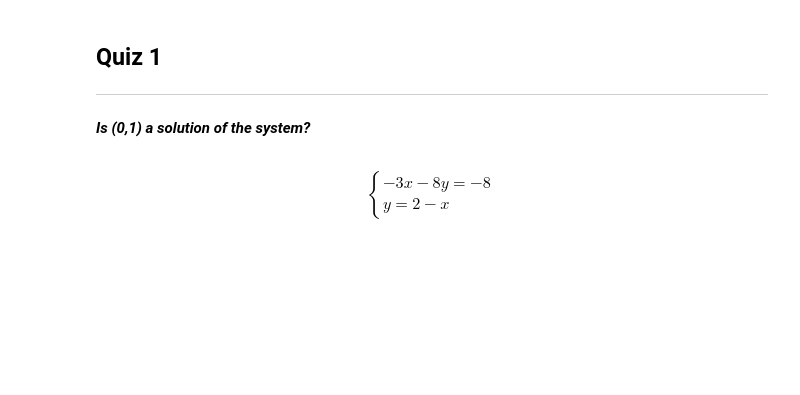
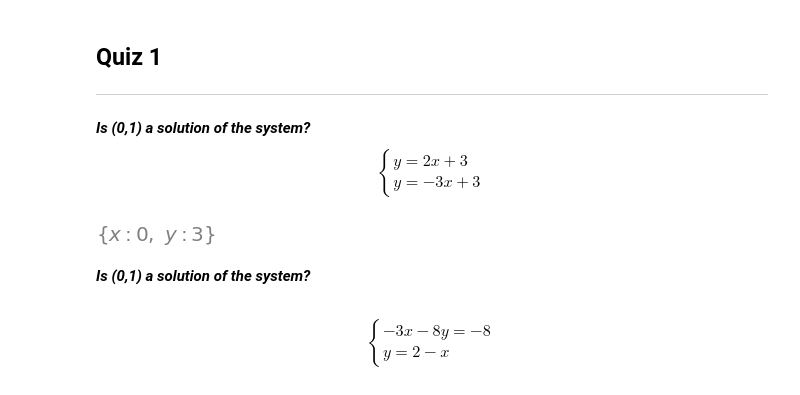
Before and after one commit to HarakaRisasi/python_code, a Jupyter notebook: math/linear_algebra/002_system_of_equations.ipynb, the cells around one changed output. Drawn from its saved outputs; the diff is of its cells as text; code cells hidden in the pictures; blank space fills up the shorter version.

```diff
--- a/math/linear_algebra/002_system_of_equations.ipynb
+++ b/math/linear_algebra/002_system_of_equations.ipynb
@@ -6,9 +6,27 @@ sp.init_printing(use_unicode=True)
 abc = ("a, b, c, d, e, f, g, h, i, j, k, l, m, n, o, p, q, r, s, t, u, v, w, x, y, z")
 
 a, b, c, d, e, f, g, h, i, j, k, l, m, n, o, p, q, r, s, t, u, v, w, x, y, z = sp.symbols(abc)
+# %% [markdown]
+## **Quiz 1**
+---
+# %% [markdown]
+***Is (0,1) a solution of the system?***
+$$
+\begin{equation}
+    \begin{cases}
+        y = 2x + 3 \\
+        y = -3x + 3
+    \end{cases}
+\end{equation}
+$$
+# %%
+eq_1 = 2*x + 3
+eq_2 = -3*x + 3
+
+sp.solve([eq_1 - y, eq_2 - y], (x, y))
+# %% [output]
+[figure, added]
 # %% [markdown]
-## **Quiz 1**
----
 ***Is (0,1) a solution of the system?***
 # %% [markdown]
 \begin{equation}
```
Also changed, not shown: parts of 5 cells of this notebook.
